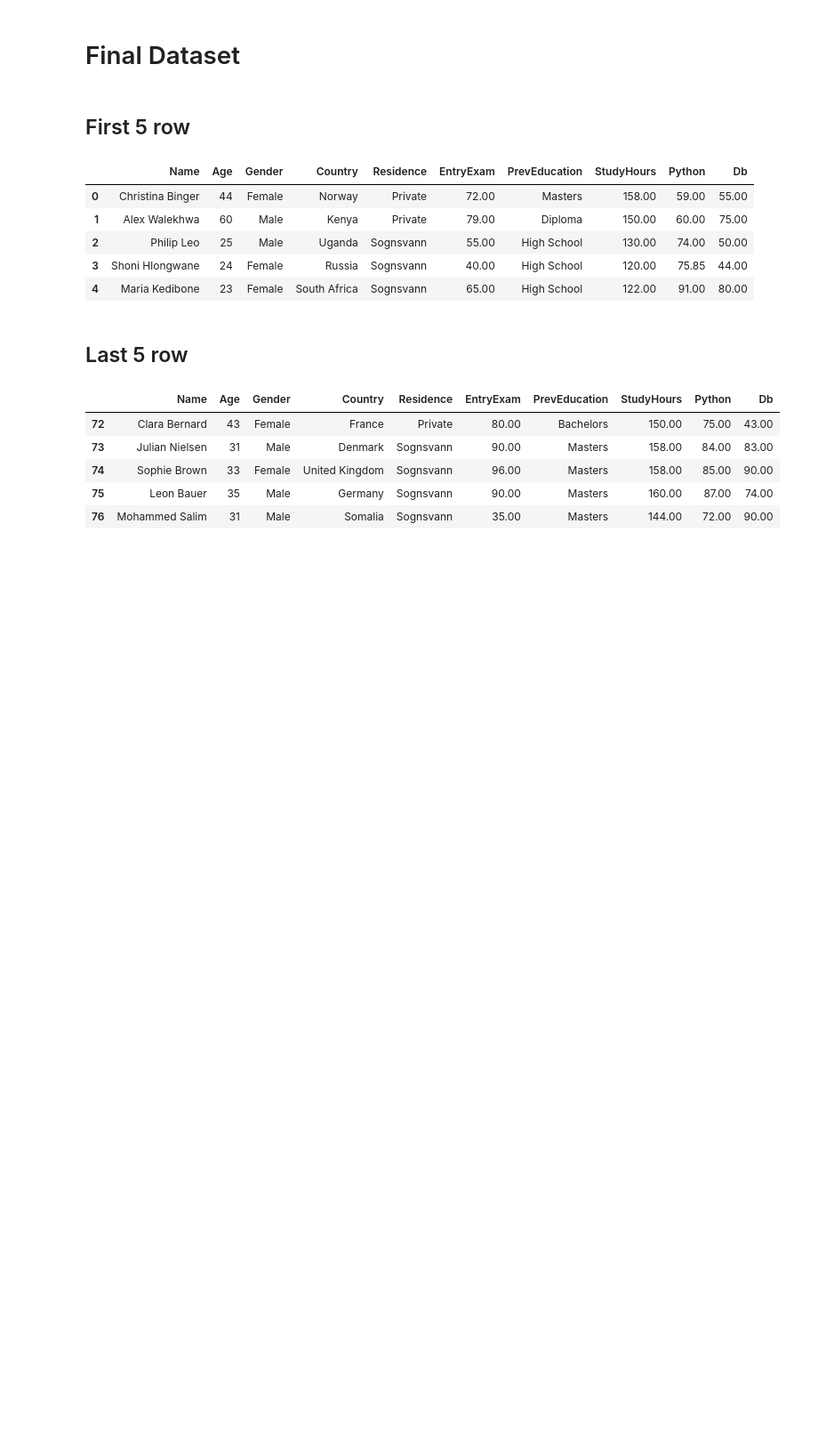
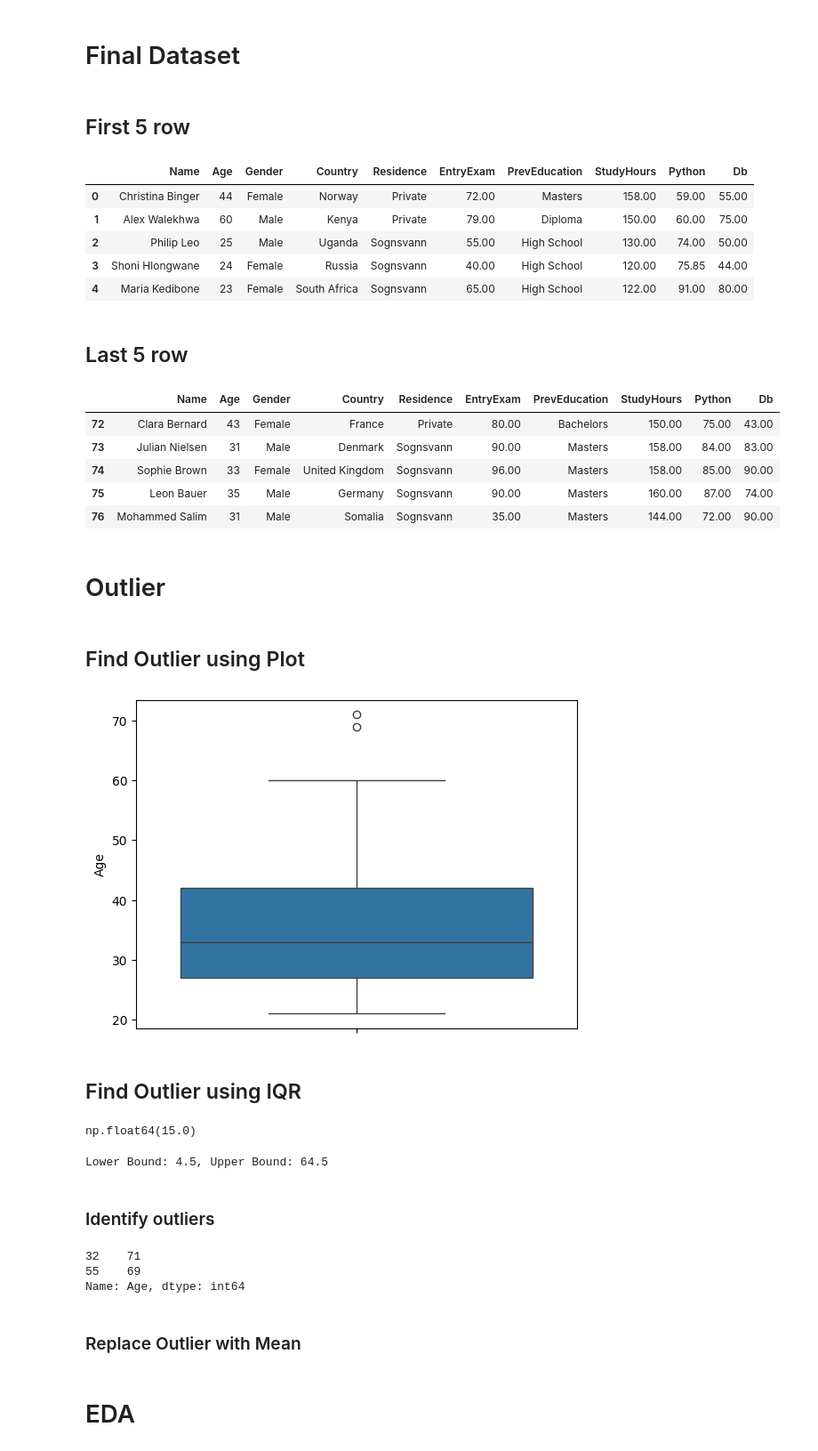
Before and after one commit to lukhi-laksh/Kaggle-Notebooks, a Jupyter notebook: Bi Intro/Bi_Intro.ipynb, the cells around one changed output. Shown at 89% size. Drawn from its saved outputs; the diff is of its cells as text; code cells hidden in the pictures; blank space fills up the shorter version.

```diff
--- a/Bi Intro/Bi_Intro.ipynb
+++ b/Bi Intro/Bi_Intro.ipynb
@@ -332,3 +324,40 @@ df.tail()
 | 74 | Sophie Brown | 33 | Female | United Kingdom | Sognsvann | 96.00 | Masters | 158.00 | 85.00 | 90.00 |
 | 75 | Leon Bauer | 35 | Male | Germany | Sognsvann | 90.00 | Masters | 160.00 | 87.00 | 74.00 |
 | 76 | Mohammed Salim | 31 | Male | Somalia | Sognsvann | 35.00 | Masters | 144.00 | 72.00 | 90.00 |
+# %% [markdown]
+# Outlier
+# %% [markdown]
+## Find Outlier using Plot
+# %%
+sns.boxplot(y = 'Age', data=df)
+plt.show()
+# %% [output]
+[figure, added]
+# %% [markdown]
+## Find Outlier using IQR
+# %%
+Q1 = df['Age'].quantile(0.25)
+Q3 = df['Age'].quantile(0.75)
+IQR = Q3 - Q1
+IQR
+# %% [output]
+np.float64(15.0)
+# %%
+lower_bound = Q1 - 1.5 * IQR
+upper_bound = Q3 + 1.5 * IQR
+
+print(f"Lower Bound: {lower_bound}, Upper Bound: {upper_bound}")
+# %% [output]
+Lower Bound: 4.5, Upper Bound: 64.5
+# %% [markdown]
+### Identify outliers
+# %%
+outliers = df[(df['Age'] < lower_bound) | (df['Age'] > upper_bound)]
+
+outliers['Age']
+# %% [output]
+32    71
+55    69
+Name: Age, dtype: int64
+# %% [markdown]
+### Replace Outlier with Mean
@@ -334,0 +368,2 @@ df.tail()
+# %% [markdown]
+# EDA
```
Also changed, not shown: parts of 50 cells of this notebook, 1 other file.
